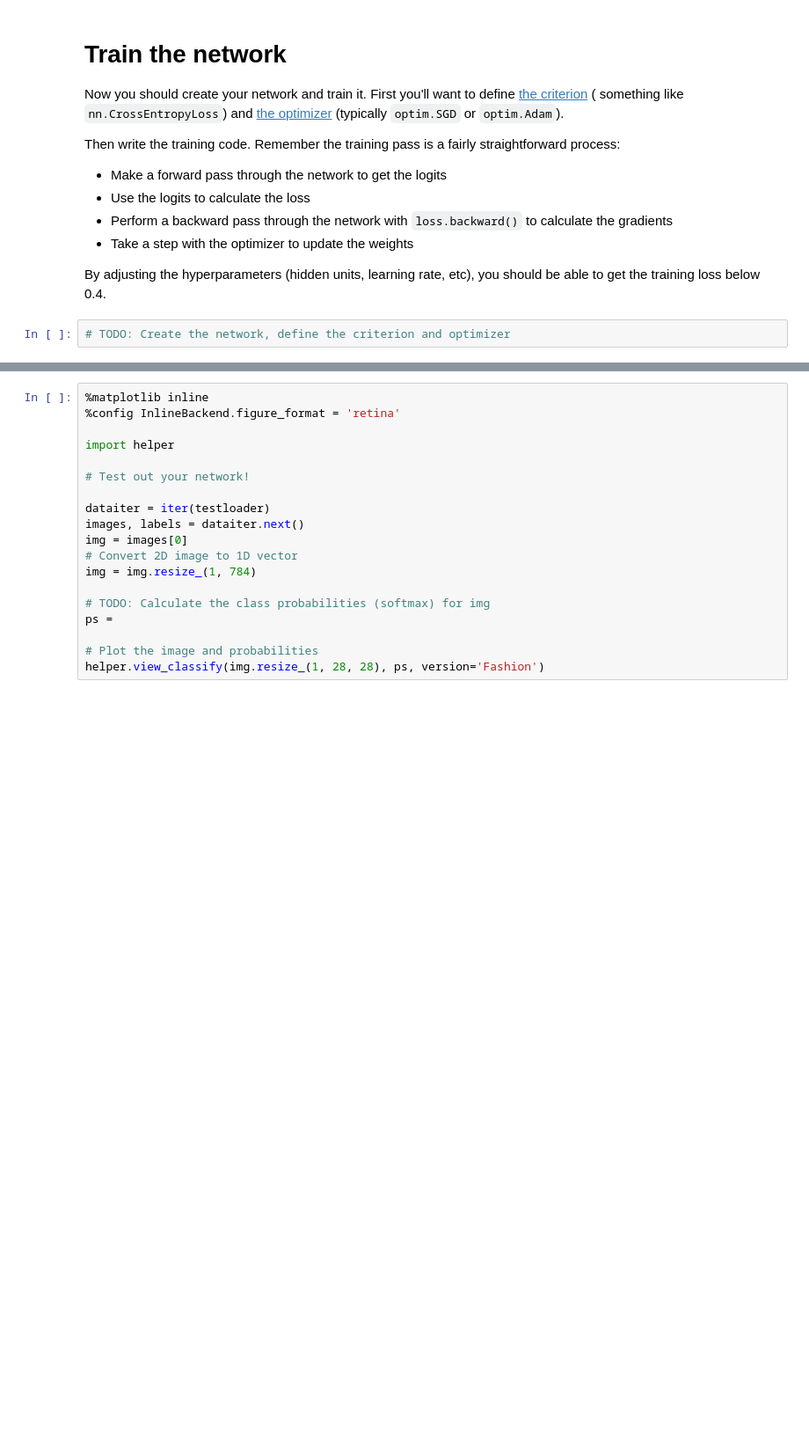
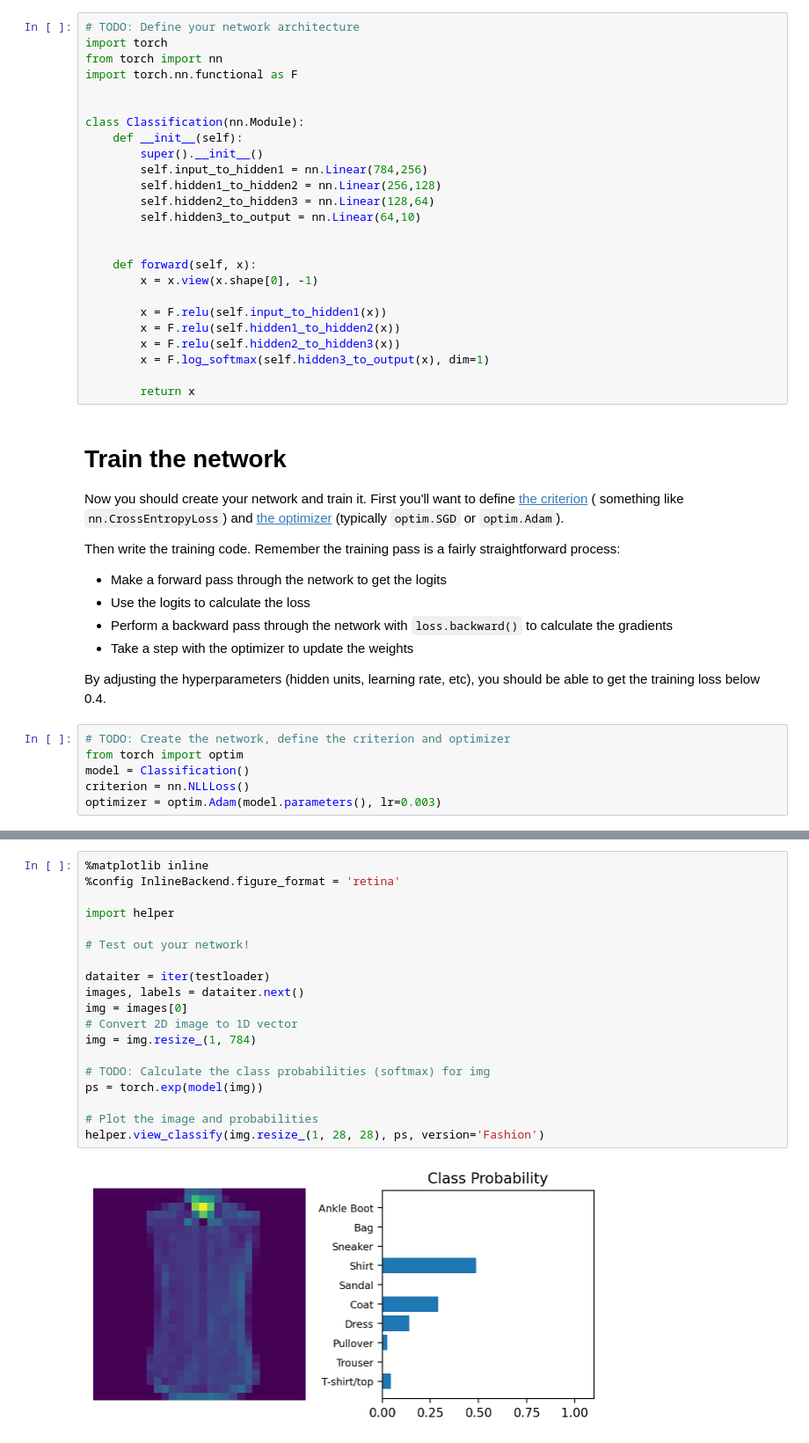
Before and after one commit to Nick8991/cd0281-Introduction-to-Neural-Networks-with-PyTorch, a Jupyter notebook: deep-learning-with-pytorch/Part 4 - Fashion-MNIST (Exercises).ipynb, the cells around one changed output, grey strips where cells are left out. Shown: that part at 88% size. Drawn from its saved outputs; the diff is of its cells as text; blank space fills up the shorter version.

```diff
--- a/deep-learning-with-pytorch/Part 4 - Fashion-MNIST (Exercises).ipynb
+++ b/deep-learning-with-pytorch/Part 4 - Fashion-MNIST (Exercises).ipynb
@@ -66,3 +38,28 @@ AttributeError: module 'torch.nn' has no attribute 'Se'
+# %%
+# TODO: Define your network architecture
+import torch
+from torch import nn
+import torch.nn.functional as F
+
+
+class Classification(nn.Module):
+    def __init__(self):
+        super().__init__()
+        self.input_to_hidden1 = nn.Linear(784,256)
+        self.hidden1_to_hidden2 = nn.Linear(256,128)
+        self.hidden2_to_hidden3 = nn.Linear(128,64)
+        self.hidden3_to_output = nn.Linear(64,10)
+
+
+    def forward(self, x):
+        x = x.view(x.shape[0], -1)
+
+        x = F.relu(self.input_to_hidden1(x))
+        x = F.relu(self.hidden1_to_hidden2(x))
+        x = F.relu(self.hidden2_to_hidden3(x))
+        x = F.log_softmax(self.hidden3_to_output(x), dim=1)
+
+        return x
 # %% [markdown]
 # Train the network
 
@@ -78,3 +75,7 @@ Then write the training code. Remember the training pass is a fairly straightfor
 By adjusting the hyperparameters (hidden units, learning rate, etc), you should be able to get the training loss below 0.4.
 # %%
 # TODO: Create the network, define the criterion and optimizer
+from torch import optim
+model = Classification()
+criterion = nn.NLLLoss()
+optimizer = optim.Adam(model.parameters(), lr=0.003)
@@ -83,19 +106,21 @@ By adjusting the hyperparameters (hidden units, learning rate, etc), you should
 # %%
 %matplotlib inline
 %config InlineBackend.figure_format = 'retina'
 
 import helper
 
 # Test out your network!
 
 dataiter = iter(testloader)
 images, labels = dataiter.next()
 img = images[0]
 # Convert 2D image to 1D vector
 img = img.resize_(1, 784)
 
 # TODO: Calculate the class probabilities (softmax) for img
-ps =
+ps = torch.exp(model(img))
 
 # Plot the image and probabilities
 helper.view_classify(img.resize_(1, 28, 28), ps, version='Fashion')
+# %% [output]
+[figure, added]
```
Also changed, not shown: parts of 5 cells of this notebook.
